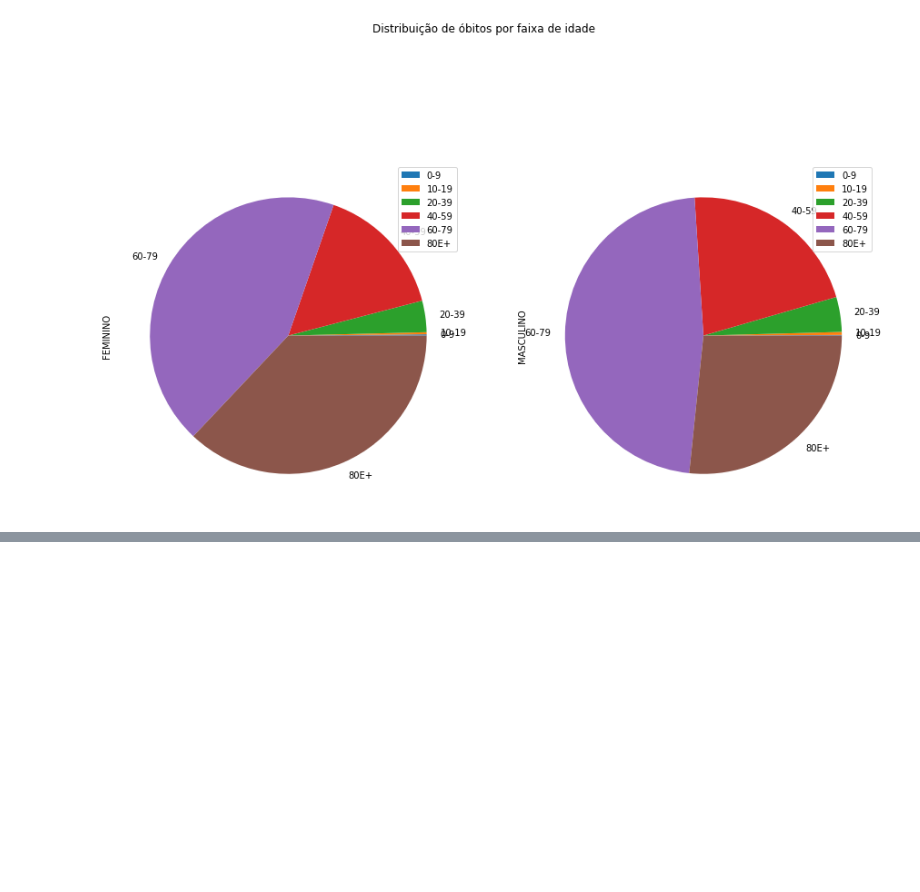
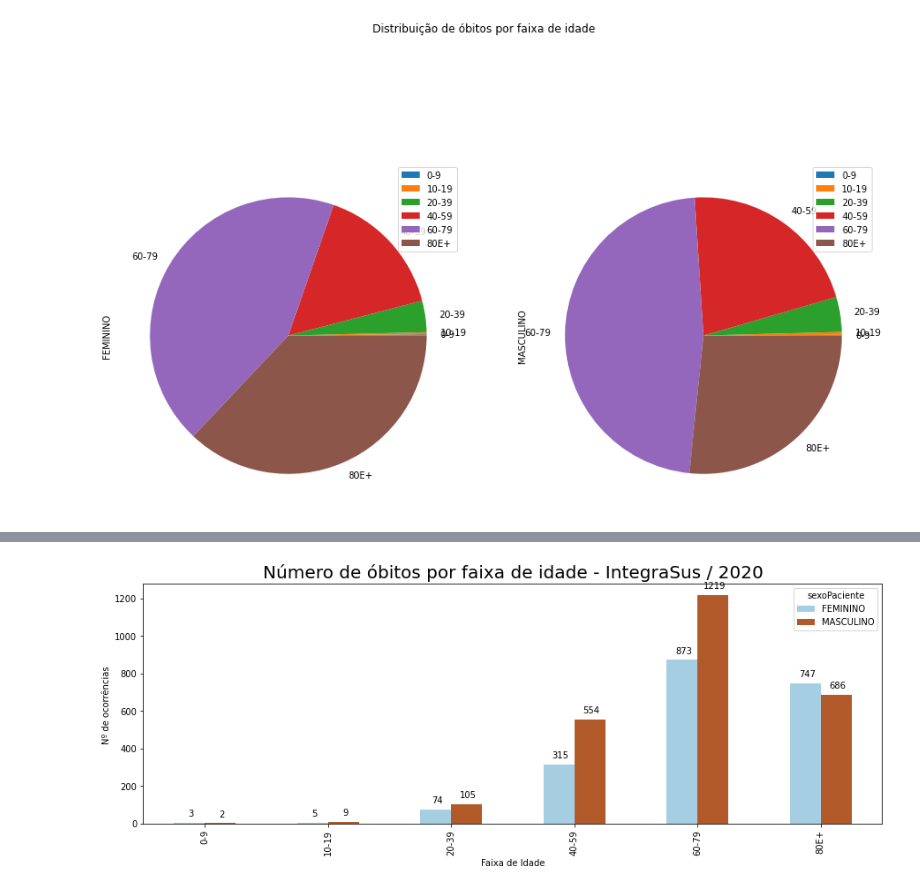
Before and after one commit to ominivac/analise_integraSUS, a Jupyter notebook: Analise_de_dados_do_IntegraSUS.ipynb, the cells around one changed output, grey strips where cells are left out. Saved outputs shown, nothing was run; the diff lists cells and outputs as text; code cells hidden in the pictures; blank space fills up the shorter version.

```diff
--- a/Analise_de_dados_do_IntegraSUS.ipynb
+++ b/Analise_de_dados_do_IntegraSUS.ipynb
@@ -615,3 +596,6 @@ array([<matplotlib.axes._subplots.AxesSubplot object at 0x...>,
        <matplotlib.axes._subplots.AxesSubplot object at 0x...>],
       dtype=object)
 [figure]
+# %%
+counts_obitos_faixa_idade_fortaleza = df_obito_fortaleza.groupby(['faixaIdade', 'sexoPaciente']).faixaIdade.count().unstack()
+counts_obitos_faixa_idade_fortaleza
@@ -617,0 +611,12 @@ array([<matplotlib.axes._subplots.AxesSubplot object at 0x...>,
+# %%
+ax = counts_obitos_faixa_idade_fortaleza.plot(kind='bar',stacked = False, colormap = 'Paired', figsize=(15, 5) )
+
+for p in ax.patches:
+        ax.annotate(np.round(p.get_height(),decimals=0).astype(np.int64), (p.get_x()+p.get_width()/2., p.get_height()), ha='center', va='center', xytext=(2, 10), textcoords='offset points')
+
+plt.xlabel ('Faixa de Idade')
+plt.ylabel ('Nº de ocorrências ')
+plt.title('Número de óbitos por faixa de idade - IntegraSus / 2020',fontsize=20)
+plt.show()
+# %% [output]
+[figure, added]
```
Also changed, not shown: parts of 7 cells of this notebook.
